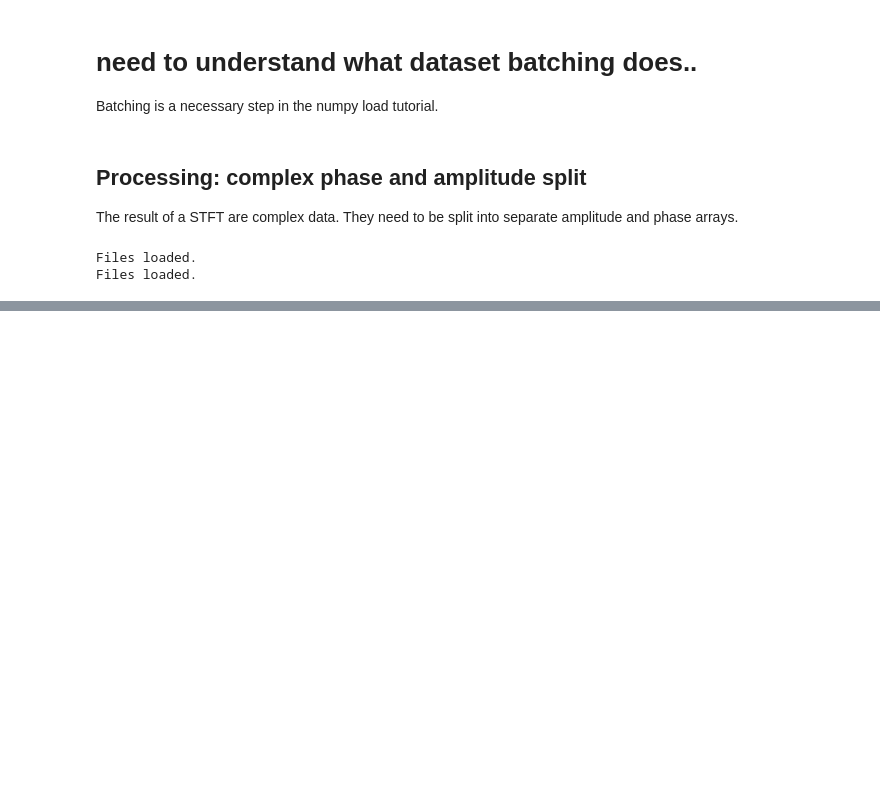
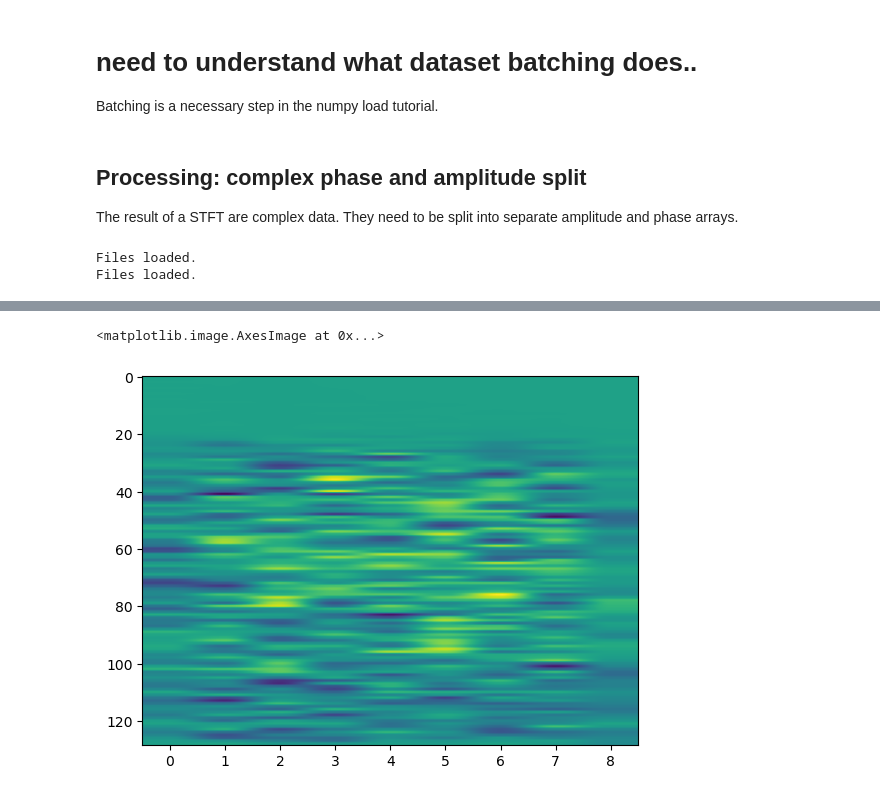
Before and after one commit to alexmundt/waveform-stft-denoise, a Jupyter notebook: Processing - STFT Creation.ipynb, the cells around one changed output, grey strips where cells are left out. Drawn from its saved outputs; the diff is of its cells as text; code cells hidden in the pictures; blank space fills up the shorter version.

```diff
--- a/Processing - STFT Creation.ipynb
+++ b/Processing - STFT Creation.ipynb
@@ -200,0 +251,5 @@ Files loaded.
+# %%
+plt.imshow(test_pure-test_noisy, aspect="auto")
+# %% [output]
+<matplotlib.image.AxesImage at 0x...>
+[figure, added]
```
Also changed, not shown: parts of 10 cells of this notebook.
